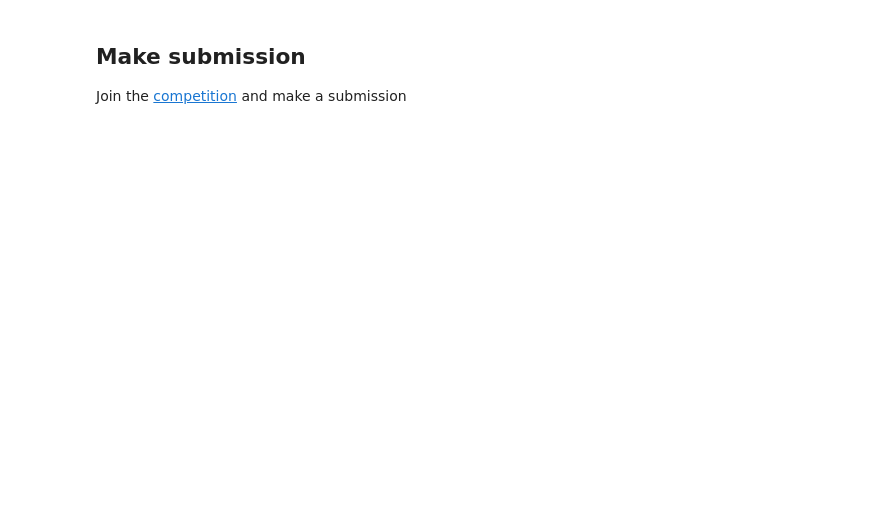
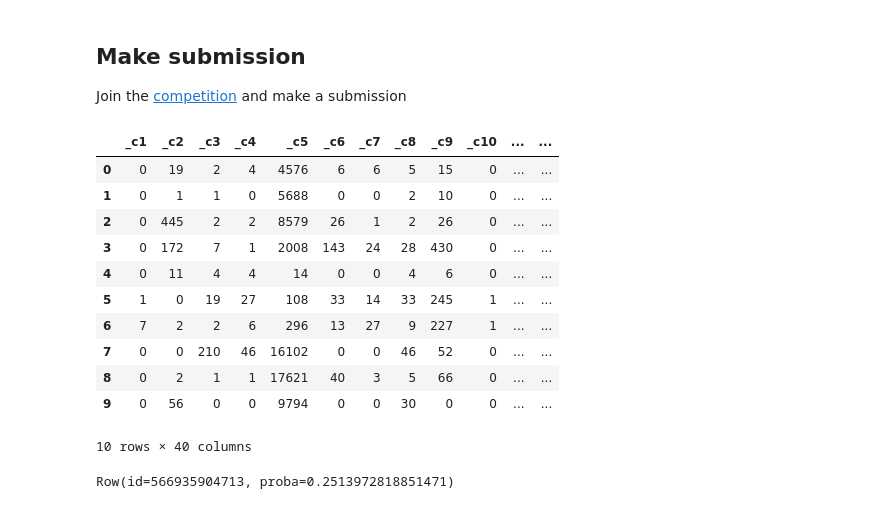
Before and after one commit to maxkvant/MLBD, a Jupyter notebook: sgd_logreg_nn/notebooks/ctr_prediction_mllib_practice.ipynb, the cells around one changed output. Cells and saved outputs as stored; diff of their text form; code cells hidden in the pictures; blank space fills up the shorter version.

```diff
--- a/sgd_logreg_nn/notebooks/ctr_prediction_mllib_practice.ipynb
+++ b/sgd_logreg_nn/notebooks/ctr_prediction_mllib_practice.ipynb
@@ -82,6 +82,7 @@ sqlContext = SQLContext(sc)
 DATA_PATH = '/workspace/data/criteo'
 
 TRAIN_PATH = os.path.join(DATA_PATH, 'train.csv')
+TEST_PATH  = os.path.join(DATA_PATH, 'test.csv')
 # %% [markdown]
 Lets begin our introduction to Spark [MLlib](https://spark.apache.org/docs/latest/ml-guide.html)
 # %% [markdown]
@@ -411,0 +420,23 @@ Join the [competition](https://www.kaggle.com/c/mlbd-20-ctr-prediction-1) and ma
+# %%
+test_df = sqlContext.read.format("com.databricks.spark.csv") \
+    .option("delimiter", ",") \
+    .option("header", "true") \
+    .option("inferSchema", "true") \
+    .load('file:///' + TEST_PATH)
+
+test_df = test_df.fillna(0, subset=num_columns)
+# %%
+test_df.limit(10).toPandas()
+# %% [output]
+|  | _c1 | _c2 | _c3 | _c4 | _c5 | _c6 | _c7 | _c8 | _c9 | _c10 | ... | ... |
+| 0 | 0 | 19 | 2 | 4 | 4576 | 6 | 6 | 5 | 15 | 0 | ... | ... |
+| 1 | 0 | 1 | 1 | 0 | 5688 | 0 | 0 | 2 | 10 | 0 | ... | ... |
+| 2 | 0 | 445 | 2 | 2 | 8579 | 26 | 1 | 2 | 26 | 0 | ... | ... |
+| 3 | 0 | 172 | 7 | 1 | 2008 | 143 | 24 | 28 | 430 | 0 | ... | ... |
+| 4 | 0 | 11 | 4 | 4 | 14 | 0 | 0 | 4 | 6 | 0 | ... | ... |
+| 5 | 1 | 0 | 19 | 27 | 108 | 33 | 14 | 33 | 245 | 1 | ... | ... |
+| 6 | 7 | 2 | 2 | 6 | 296 | 13 | 27 | 9 | 227 | 1 | ... | ... |
+| 7 | 0 | 0 | 210 | 46 | 16102 | 0 | 0 | 46 | 52 | 0 | ... | ... |
+| 8 | 0 | 2 | 1 | 1 | 17621 | 40 | 3 | 5 | 66 | 0 | ... | ... |
+| 9 | 0 | 56 | 0 | 0 | 9794 | 0 | 0 | 30 | 0 | 0 | ... | ... |
+10 rows × 40 columns
@@ -411,0 +445,9 @@ Join the [competition](https://www.kaggle.com/c/mlbd-20-ctr-prediction-1) and ma
+# %%
+test_predictions = lr_model.transform(test_df)
+test_predictions = test_predictions \
+  .withColumn('proba', get_second_element(F.col('probability'))) \
+  .select('id', 'proba')
+
+test_predictions.first()
+# %% [output]
+Row(id=566935904713, proba=0.2513972818851471)
```
Also changed, not shown: parts of 20 cells of this notebook.
